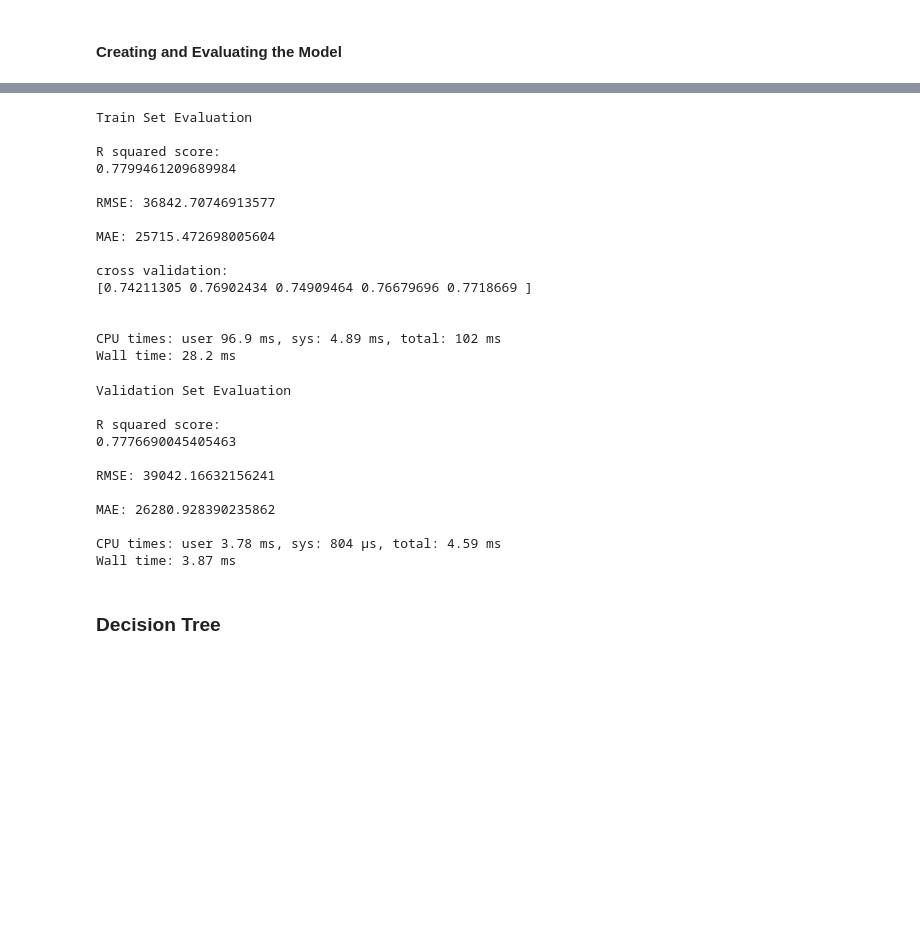
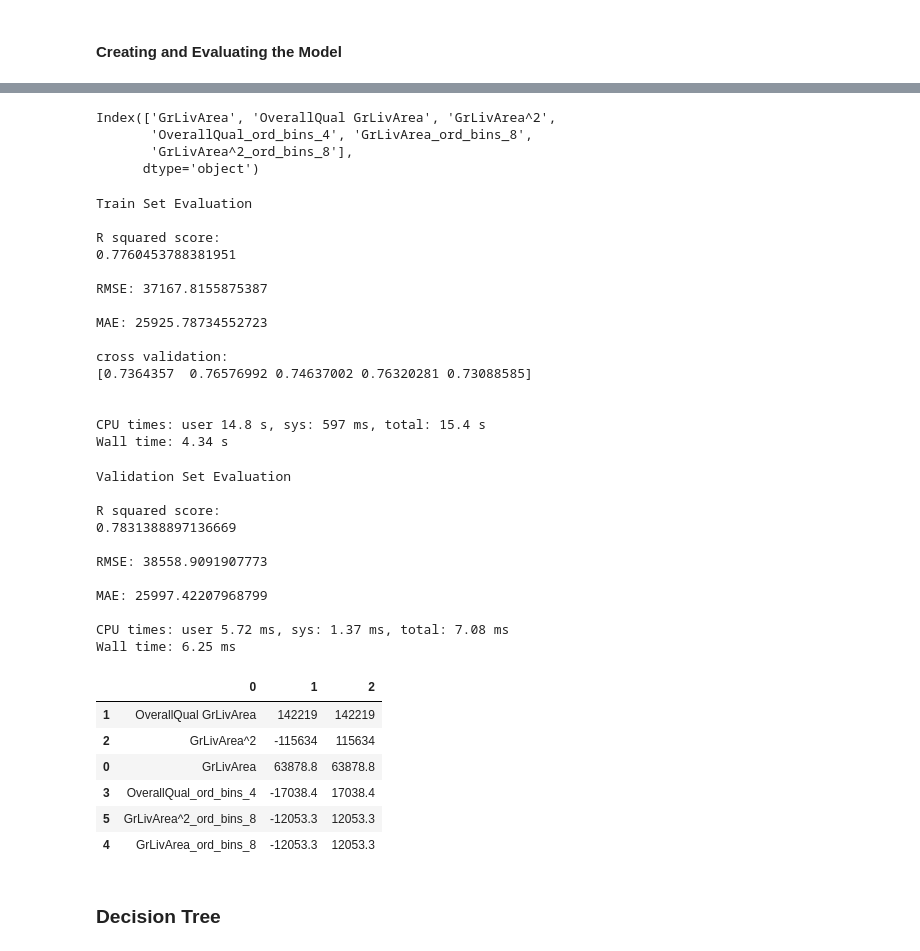
Before and after one commit to donmacfoy/ames-house-price-predictions, a Jupyter notebook: ames-house-price-predictions.ipynb, the cells around one changed output, grey strips where cells are left out. Drawn from its saved outputs; the diff is of its cells as text; code cells hidden in the pictures; blank space fills up the shorter version.

```diff
--- a/ames-house-price-predictions.ipynb
+++ b/ames-house-price-predictions.ipynb
@@ -559,5 +742,6 @@ Analysis of Variance
 
 ## train and fit model
 
-regr = LinearRegression().fit(x_train, y_train)
+pipe = Pipeline([('model', GridSearchCV(estimator = RFE(estimator=LinearRegression()),
+                                        param_grid = {'n_features_to_select':[1,2,3,4,5,6]}))]).fit(x_train, y_train)
 # %% [output]
@@ -566,3 +750,10 @@ Wall time: 17.8 ms
+# %%
+x_train.columns[pipe.named_steps['model'].best_estimator_.support_]
+# %% [output]
+Index(['GrLivArea', 'OverallQual GrLivArea', 'GrLivArea^2',
+       'OverallQual_ord_bins_4', 'GrLivArea_ord_bins_8',
+       'GrLivArea^2_ord_bins_8'],
+      dtype='object')
 # %%
 %%time
 
@@ -571,30 +762,30 @@ Wall time: 17.8 ms
 print('Train Set Evaluation')
 print()
 
-print("R squared score:\n" + str(regr.score(x_train, y_train))+'\n')
+print("R squared score:\n" + str(pipe.score(x_train, y_train))+'\n')
 
-print('RMSE: ' + str(rmse(regr.predict(x_train), y_train)))
+print('RMSE: ' + str(rmse(pipe.predict(x_train), y_train)))
 print()
-print('MAE: ' + str(mean_absolute_error(y_train, regr.predict(x_train))))
+print('MAE: ' + str(mean_absolute_error(y_train, pipe.predict(x_train))))
 print()
-print("cross validation:\n" + str(cross_val_score(regr, x_train, y_train, cv=5))+'\n')
+print("cross validation:\n" + str(cross_val_score(pipe, x_train, y_train, cv=5))+'\n')
 print()
 # %% [output]
 Train Set Evaluation
 
 R squared score:
-0.7799461209689984
+0.7760453788381951
 
-RMSE: 36842.70746913577
+RMSE: 37167.8155875387
 
-MAE: 25715.472698005604
+MAE: 25925.78734552723
 
 cross validation:
-[0.74211305 0.76902434 0.74909464 0.76679696 0.7718669 ]
+[0.7364357  0.76576992 0.74637002 0.76320281 0.73088585]
 
 
-CPU times: user 96.9 ms, sys: 4.89 ms, total: 102 ms
-Wall time: 28.2 ms
+CPU times: user 14.8 s, sys: 597 ms, total: 15.4 s
+Wall time: 4.34 s
 # %%
 %%time
 
@@ -603,24 +794,36 @@ Wall time: 28.2 ms
 print('Validation Set Evaluation')
 print()
 
-print("R squared score:\n" + str(regr.score(x_val, y_val))+'\n')
+print("R squared score:\n" + str(pipe.score(x_val, y_val))+'\n')
 
-print('RMSE: ' + str(rmse(regr.predict(x_val), y_val)))
+print('RMSE: ' + str(rmse(pipe.predict(x_val), y_val)))
 print()
-print('MAE: ' + str(mean_absolute_error(y_val, regr.predict(x_val))))
+print('MAE: ' + str(mean_absolute_error(y_val, pipe.predict(x_val))))
 print()
 # %% [output]
 Validation Set Evaluation
 
 R squared score:
-0.7776690045405463
+0.7831388897136669
 
-RMSE: 39042.16632156241
+RMSE: 38558.9091907773
 
-MAE: 26280.928390235862
+MAE: 25997.42207968799
 
-CPU times: user 3.78 ms, sys: 804 µs, total: 4.59 ms
-Wall time: 3.87 ms
+CPU times: user 5.72 ms, sys: 1.37 ms, total: 7.08 ms
+Wall time: 6.25 ms
+# %%
+display(pd.DataFrame([x_train.columns[pipe.named_steps['model'].best_estimator_.support_],
+                      pipe.named_steps['model'].best_estimator_.estimator_.coef_,
+                      abs(pipe.named_steps['model'].best_estimator_.estimator_.coef_)]).T.sort_values(2, ascending=False))
+# %% [output]
+|  | 0 | 1 | 2 |
+| 1 | OverallQual GrLivArea | 142219 | 142219 |
+| 2 | GrLivArea^2 | -115634 | 115634 |
+| 0 | GrLivArea | 63878.8 | 63878.8 |
+| 3 | OverallQual_ord_bins_4 | -17038.4 | 17038.4 |
+| 5 | GrLivArea^2_ord_bins_8 | -12053.3 | 12053.3 |
+| 4 | GrLivArea_ord_bins_8 | -12053.3 | 12053.3 |
 # %% [markdown]
 ### Decision Tree
 # %% [markdown]
```
Also changed, not shown: parts of 80 cells of this notebook.
